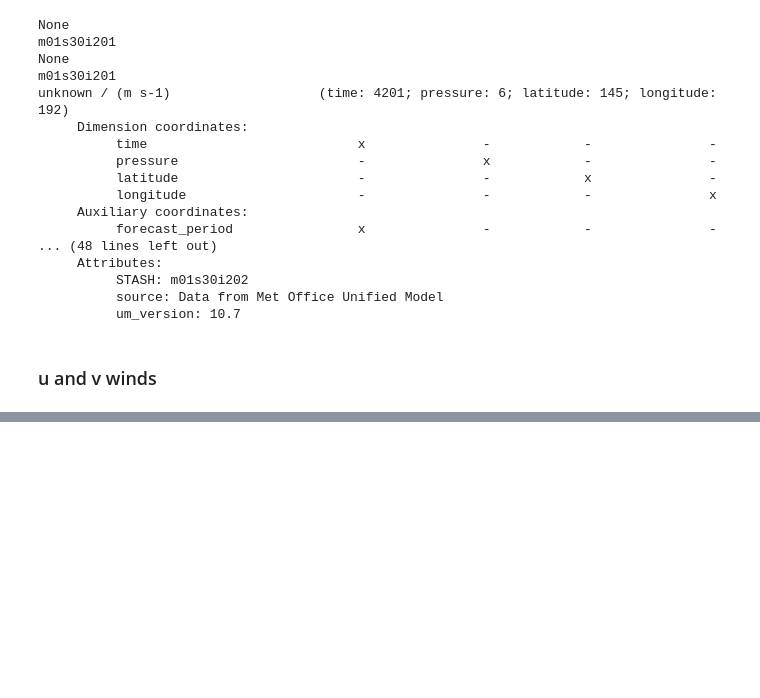
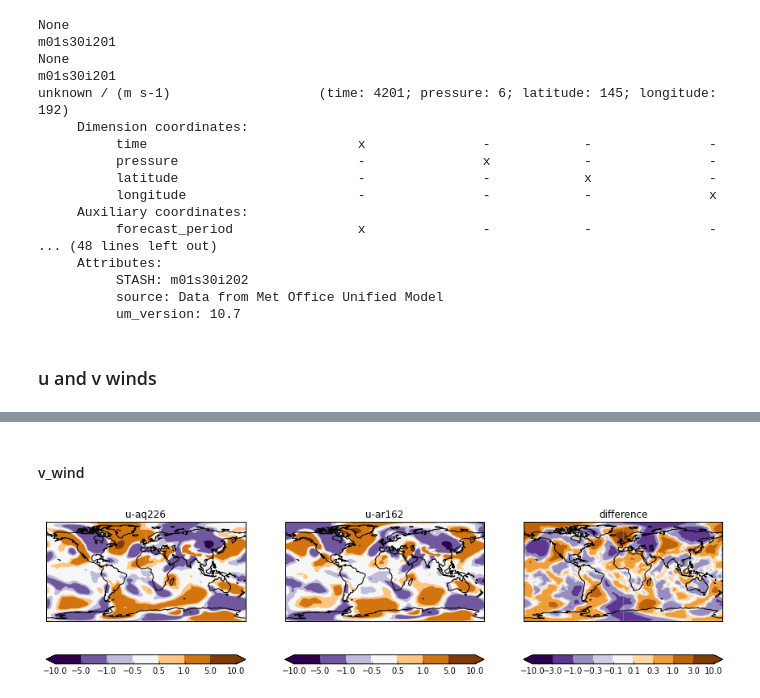
Before and after one commit to douglask3/albedo_teleconection, a Jupyter notebook: Untitled0.ipynb, the cells around one changed output, grey strips where cells are left out. Saved outputs shown, nothing was run; the diff lists cells and outputs as text; code cells hidden in the pictures; blank space fills up the shorter version.

```diff
--- a/Untitled0.ipynb
+++ b/Untitled0.ipynb
@@ -176,0 +202,6 @@ plt.colorbar(cf, colorbar_axes, orientation='horizontal')
+# %% [markdown]
+#### v_wind
+# %%
+v_wind_map = make_v_wind_maps(500)
+# %% [output]
+[figure, added]
```
Also changed, not shown: parts of 24 cells of this notebook.
